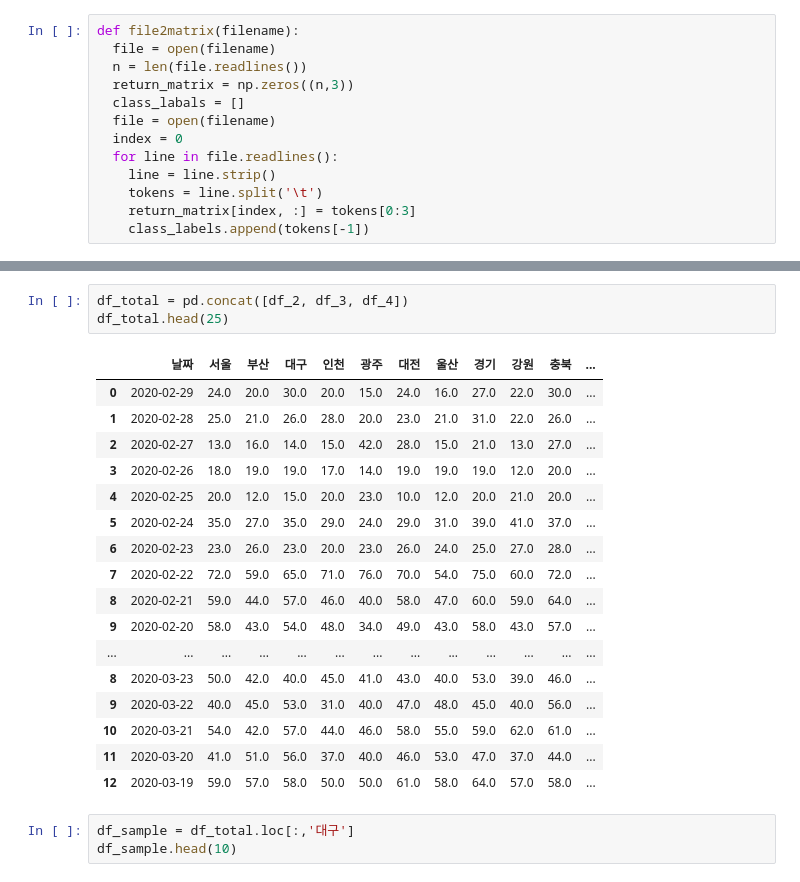
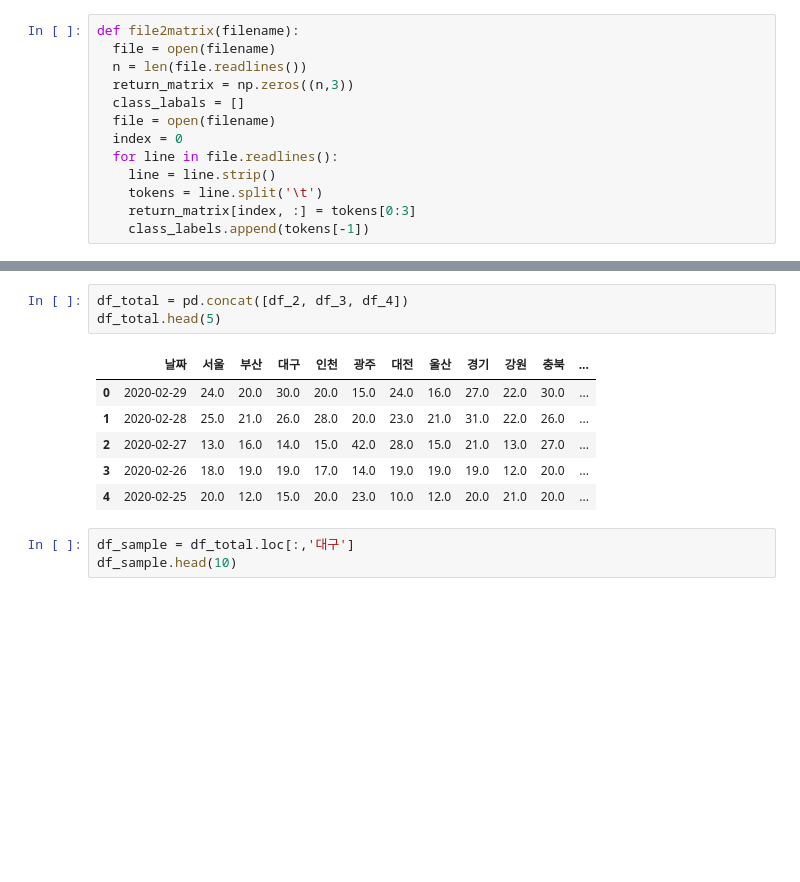
Before and after one commit to 21800040/Kwon_Jihyun, a Jupyter notebook: Deagu_PM.ipynb, the cells around one changed output, grey strips where cells are left out. Saved outputs shown, nothing was run; the diff lists cells and outputs as text; blank space fills up the shorter version.

```diff
--- a/Deagu_PM.ipynb
+++ b/Deagu_PM.ipynb
@@ -69,24 +83,13 @@ patient.head(10)
 # %%
 df_total = pd.concat([df_2, df_3, df_4])
-df_total.head(25)
+df_total.head(5)
 # %% [output]
 |  | 날짜 | 서울 | 부산 | 대구 | 인천 | 광주 | 대전 | 울산 | 경기 | 강원 | 충북 | ... |
 | 0 | 2020-02-29 | 24.0 | 20.0 | 30.0 | 20.0 | 15.0 | 24.0 | 16.0 | 27.0 | 22.0 | 30.0 | ... |
 | 1 | 2020-02-28 | 25.0 | 21.0 | 26.0 | 28.0 | 20.0 | 23.0 | 21.0 | 31.0 | 22.0 | 26.0 | ... |
 | 2 | 2020-02-27 | 13.0 | 16.0 | 14.0 | 15.0 | 42.0 | 28.0 | 15.0 | 21.0 | 13.0 | 27.0 | ... |
 | 3 | 2020-02-26 | 18.0 | 19.0 | 19.0 | 17.0 | 14.0 | 19.0 | 19.0 | 19.0 | 12.0 | 20.0 | ... |
 | 4 | 2020-02-25 | 20.0 | 12.0 | 15.0 | 20.0 | 23.0 | 10.0 | 12.0 | 20.0 | 21.0 | 20.0 | ... |
-| 5 | 2020-02-24 | 35.0 | 27.0 | 35.0 | 29.0 | 24.0 | 29.0 | 31.0 | 39.0 | 41.0 | 37.0 | ... |
-| 6 | 2020-02-23 | 23.0 | 26.0 | 23.0 | 20.0 | 23.0 | 26.0 | 24.0 | 25.0 | 27.0 | 28.0 | ... |
-| 7 | 2020-02-22 | 72.0 | 59.0 | 65.0 | 71.0 | 76.0 | 70.0 | 54.0 | 75.0 | 60.0 | 72.0 | ... |
-| 8 | 2020-02-21 | 59.0 | 44.0 | 57.0 | 46.0 | 40.0 | 58.0 | 47.0 | 60.0 | 59.0 | 64.0 | ... |
-| 9 | 2020-02-20 | 58.0 | 43.0 | 54.0 | 48.0 | 34.0 | 49.0 | 43.0 | 58.0 | 43.0 | 57.0 | ... |
-| ... | ... | ... | ... | ... | ... | ... | ... | ... | ... | ... | ... | ... |
-| 8 | 2020-03-23 | 50.0 | 42.0 | 40.0 | 45.0 | 41.0 | 43.0 | 40.0 | 53.0 | 39.0 | 46.0 | ... |
-| 9 | 2020-03-22 | 40.0 | 45.0 | 53.0 | 31.0 | 40.0 | 47.0 | 48.0 | 45.0 | 40.0 | 56.0 | ... |
-| 10 | 2020-03-21 | 54.0 | 42.0 | 57.0 | 44.0 | 46.0 | 58.0 | 55.0 | 59.0 | 62.0 | 61.0 | ... |
-| 11 | 2020-03-20 | 41.0 | 51.0 | 56.0 | 37.0 | 40.0 | 46.0 | 53.0 | 47.0 | 37.0 | 44.0 | ... |
-| 12 | 2020-03-19 | 59.0 | 57.0 | 58.0 | 50.0 | 50.0 | 61.0 | 58.0 | 64.0 | 57.0 | 58.0 | ... |
 # %%
 df_sample = df_total.loc[:,'대구']
 df_sample.head(10)
```
Also changed, not shown: parts of 10 cells of this notebook.
